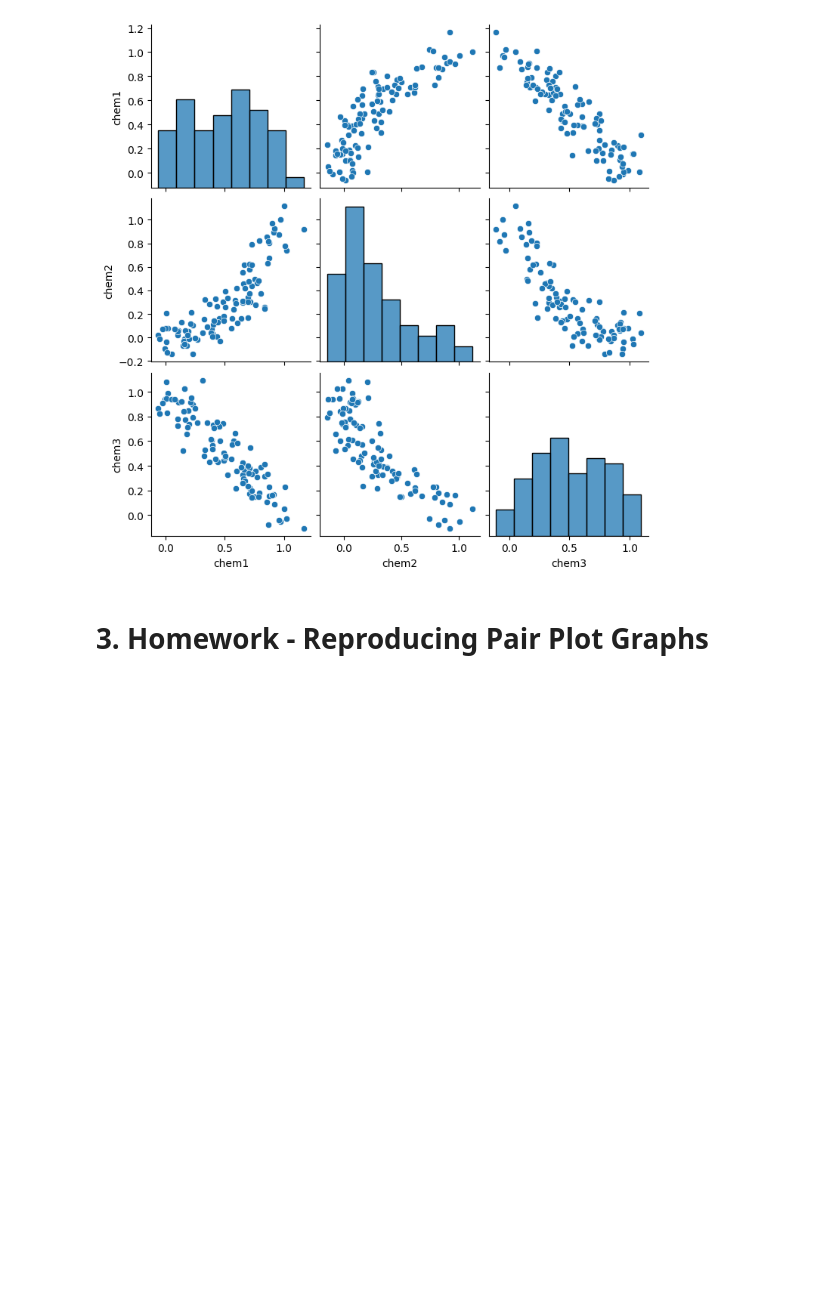
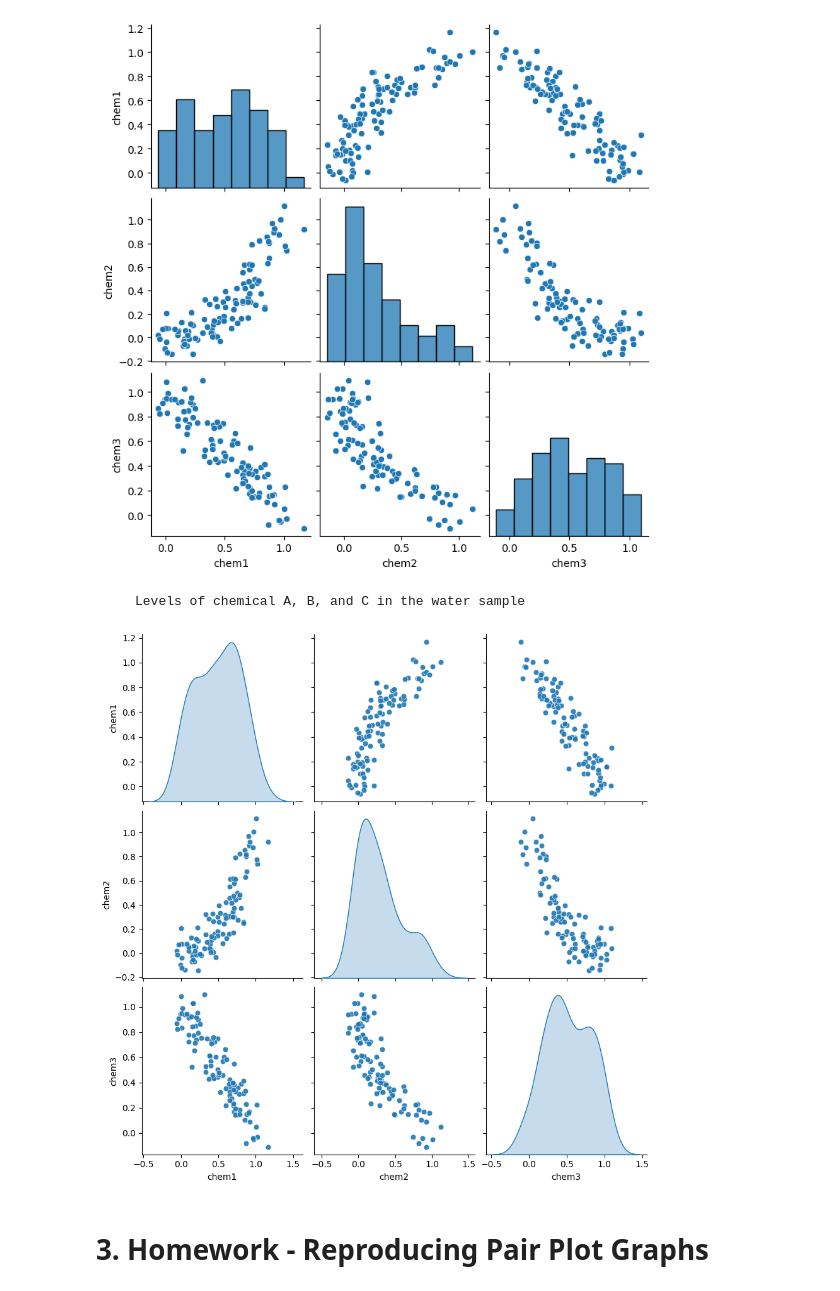
Before and after one commit to Jbaner/Module-B-semester-2, a Jupyter notebook: Week5-concealed-answer.ipynb, the cells around one changed output. Drawn from its saved outputs; the diff is of its cells as text; code cells hidden in the pictures; blank space fills up the shorter version.

```diff
--- a/Week5-concealed-answer.ipynb
+++ b/Week5-concealed-answer.ipynb
@@ -152,6 +152,15 @@ sns.pairplot(df_chem)
 # %% [output]
 <seaborn.axisgrid.PairGrid at 0x...>
 [figure]
+# %%
+#After modification:
+import matplotlib.pyplot as plt
+
+sns.pairplot(df_chem,diag_kind="kde",height=3, plot_kws={"alpha":0.9,"s":40})
+print("\n     Levels of chemical A, B, and C in the water sample")
+# %% [output]
+     Levels of chemical A, B, and C in the water sample
+[figure, added]
 # %% [markdown]
 # 3. Homework - Reproducing Pair Plot Graphs
 # %% [markdown]
```
Also changed, not shown: parts of 3 cells of this notebook.
